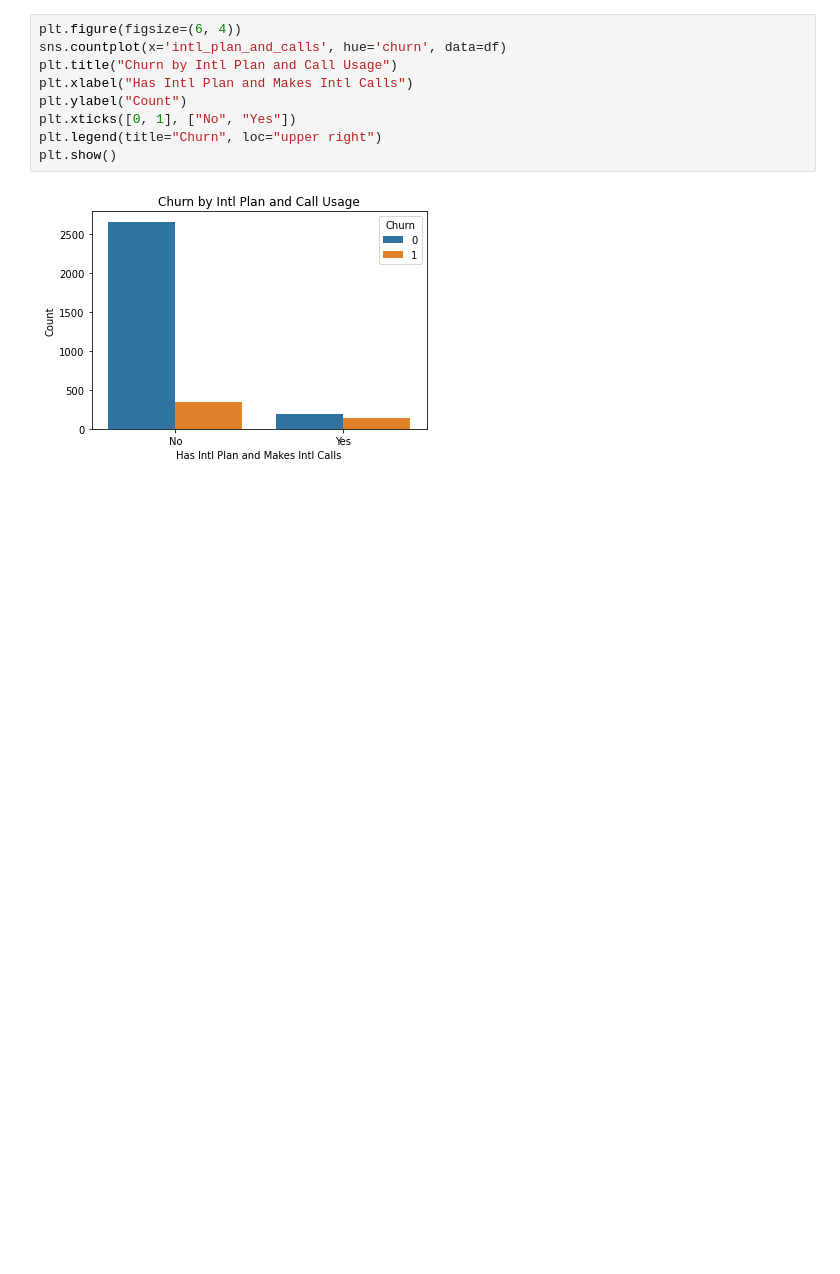
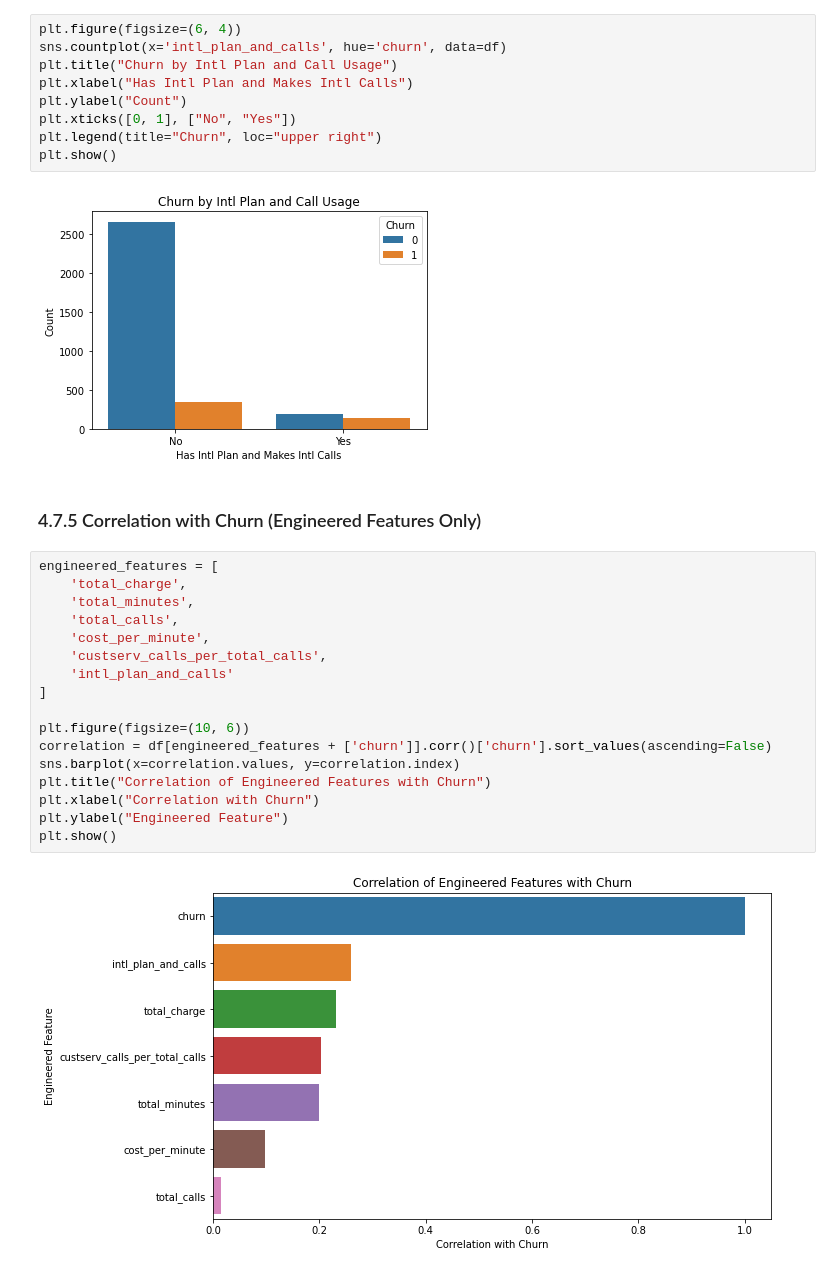
Before and after one commit to HellenDianaNjeri/SyriaTel-Customer-Churn, a Jupyter notebook: notebooks/SyriaTel Customer Churn.ipynb, the cells around one changed output. Saved outputs shown, nothing was run; the diff lists cells and outputs as text; blank space fills up the shorter version.

Commit message:
Barplot: correlation between engineered features and churn

```diff
--- a/notebooks/SyriaTel Customer Churn.ipynb
+++ b/notebooks/SyriaTel Customer Churn.ipynb
@@ -520,3 +520,24 @@ plt.legend(title="Churn", loc="upper right")
 plt.show()
 # %% [output]
 [figure]
+# %% [markdown]
+ ### 4.7.5 Correlation with Churn (Engineered Features Only)
+# %%
+engineered_features = [
+    'total_charge',
+    'total_minutes',
+    'total_calls',
+    'cost_per_minute',
+    'custserv_calls_per_total_calls',
+    'intl_plan_and_calls'
+]
+
+plt.figure(figsize=(10, 6))
+correlation = df[engineered_features + ['churn']].corr()['churn'].sort_values(ascending=False)
+sns.barplot(x=correlation.values, y=correlation.index)
+plt.title("Correlation of Engineered Features with Churn")
+plt.xlabel("Correlation with Churn")
+plt.ylabel("Engineered Feature")
+plt.show()
+# %% [output]
+[figure, added]
```
